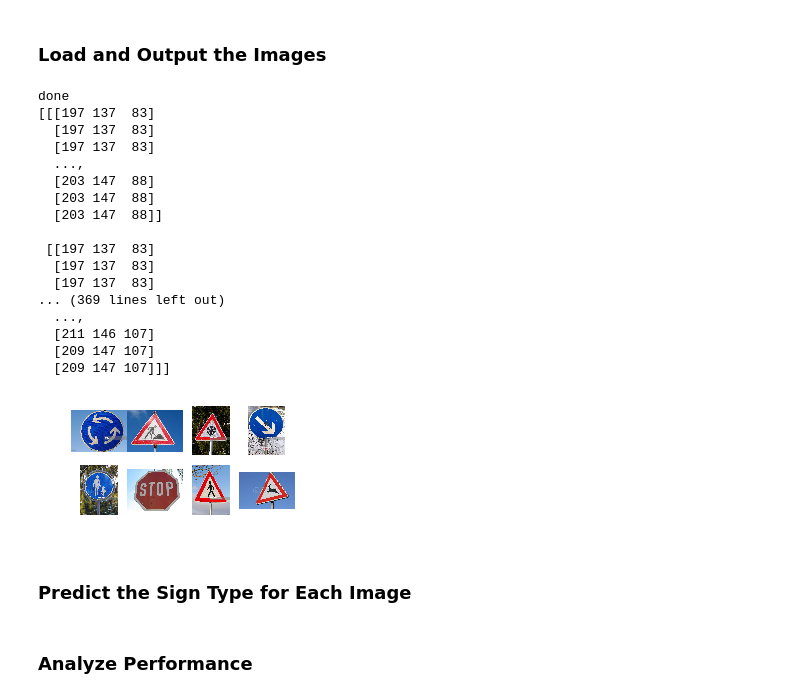
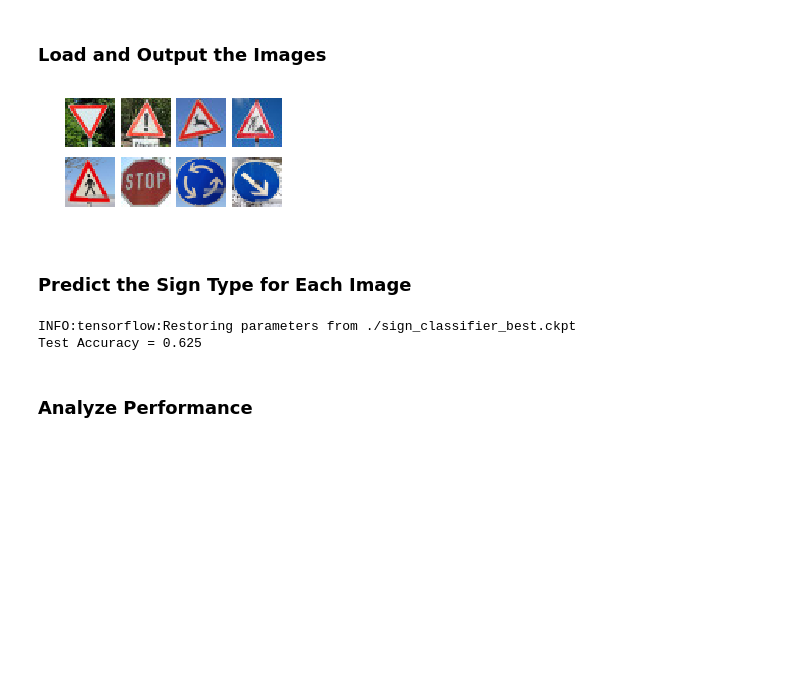
Before and after one commit to josephRog/CarND-Traffic-Sign-Classifier-Project, a Jupyter notebook: Traffic_Sign_Classifier.ipynb, the cells around one changed output. Cells and saved outputs as stored; diff of their text form; code cells hidden in the pictures; blank space fills up the shorter version.

```diff
--- a/Traffic_Sign_Classifier.ipynb
+++ b/Traffic_Sign_Classifier.ipynb
@@ -182,8 +189,9 @@ X_valid = X_valid_gry
 X_train_normalized = (X_train - 128)/128
 X_test_normalized = (X_test - 128)/128
 
-print(np.mean(X_train))
-print(np.mean(X_test))
+X_train = X_train_normalized
+X_test = X_test_normalized
+
 print(np.mean(X_train_normalized))
 print(np.mean(X_test_normalized))
 # %% [output]
@@ -340,7 +346,7 @@ sets imply underfitting. A high accuracy on the training set but low accuracy on
 ### the accuracy on the test set should be calculated and reported as well.
 ### Feel free to use as many code cells as needed.
 
-runs = 20 # Start over from epoch 0 with an untrained network several times.
+runs = 10 # Start over from epoch 0 with an untrained network several times.
 best_network = 0.9 # Initial accuracy threshold for saving especially good NNs
 
 for j in range(runs):
@@ -424,68 +430,54 @@ You may find `signnames.csv` useful as it contains mappings from the class id (i
 # %%
 ### Load the images and plot them here.
 # Reinitialize and re-import if starting a new kernel here
 import matplotlib.pyplot as plt
 %matplotlib inline
 
 import tensorflow as tf
 import numpy as np
 import cv2
-
-print('done')
-### Feel free to use as many code cells as needed.
-### Load the images and plot them here.
-### Feel free to use as many code cells as needed.
-
 #reading in an image
 import glob
 import matplotlib.image as mpimg
 
 fig, axs = plt.subplots(2,4, figsize=(4, 2))
 fig.subplots_adjust(hspace = .2, wspace=.001)
 axs = axs.ravel()
 
 my_images = []
 
 for i, img in enumerate(glob.glob('./new_images/*.jpg')):
     image = cv2.imread(img)
     axs[i].axis('off')
-    axs[i].imshow(cv2.cvtColor(image, cv2.COLOR_BGR2RGB))
+    axs[i].imshow(cv2.cvtColor(image, cv2.COLOR_BGR2RGB)) # show images
     my_images.append(image)
 
 my_images = np.asarray(my_images)
 
-#for i in range(8):
-    #my_images[]
-    print(my_images[i])
-#my_images_gry = np.sum(my_images/3, axis=3, keepdims=True)
+gray = np.sum(my_images/3, axis=3, keepdims=True)
+normalized = (gray - 128)/128
 
-#my_images_normalized = (my_images_gry - 128)/128
+#print(y_test[0])
+#print(X_train[0,0,0,0])
 
-#print(my_images_normalized.shape)
+#print(normalized[0,0,0,0])
 # %% [output]
-done
-[[[197 137  83]
-  [197 137  83]
-  [197 137  83]
-  ...,
-  [203 147  88]
-  [203 147  88]
-  [203 147  88]]
-
- [[197 137  83]
-  [197 137  83]
-  [197 137  83]
-... (369 lines left out)
-  ...,
-  [211 146 107]
-  [209 147 107]
-  [209 147 107]]]
-[figure, old version]
+[figure, new version]
 # %% [markdown]
 ### Predict the Sign Type for Each Image
 # %%
 ### Run the predictions here and use the model to output the prediction for each image.
 ### Make sure to pre-process the images with the same pre-processing pipeline used earlier.
 ### Feel free to use as many code cells as needed.
+
+labels = [13, 18, 31, 25 ,27, 14, 40, 38]
+
+with tf.Session() as sess:
+    saver.restore(sess, './sign_classifier_best.ckpt')
+    my_accuracy = evaluate(normalized, labels)
+    print("Test Accuracy = {:.3f}".format(my_accuracy))
+# %% [output]
+INFO:tensorflow:Restoring parameters from ./sign_classifier_best.ckpt
+Test Accuracy = 0.625
 # %% [markdown]
 ### Analyze Performance
```
Also changed, not shown: parts of 9 cells of this notebook, 6 other files.
